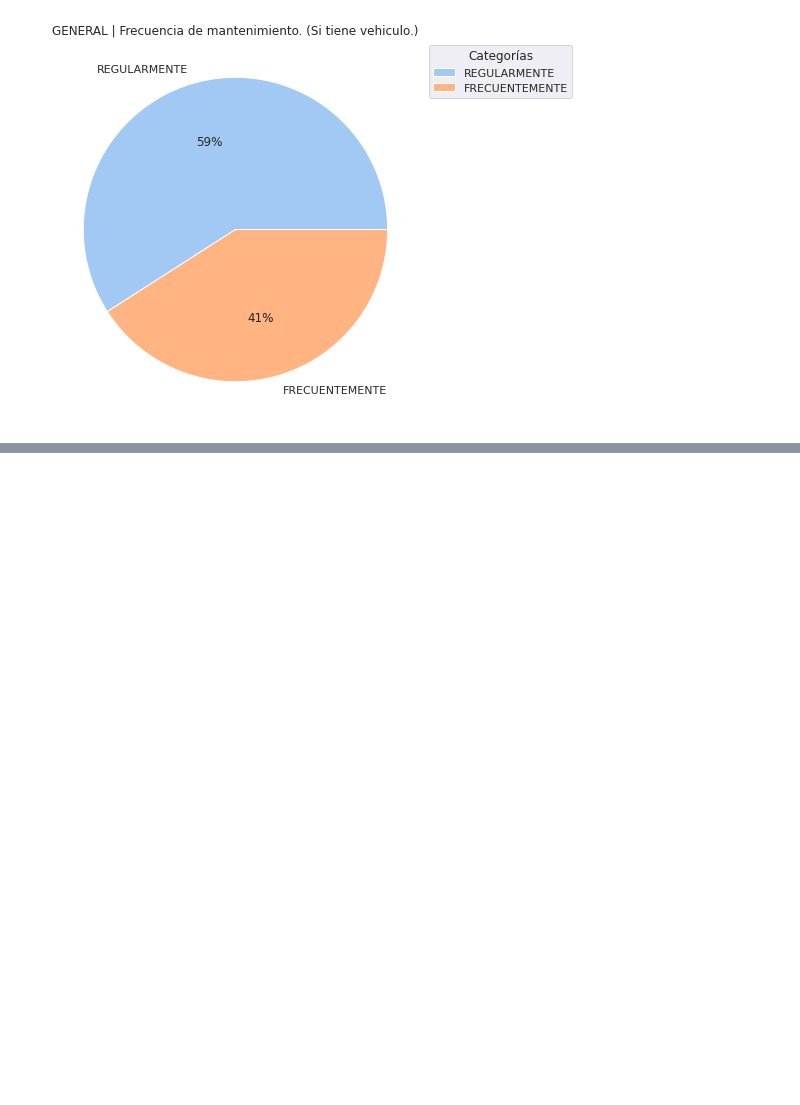
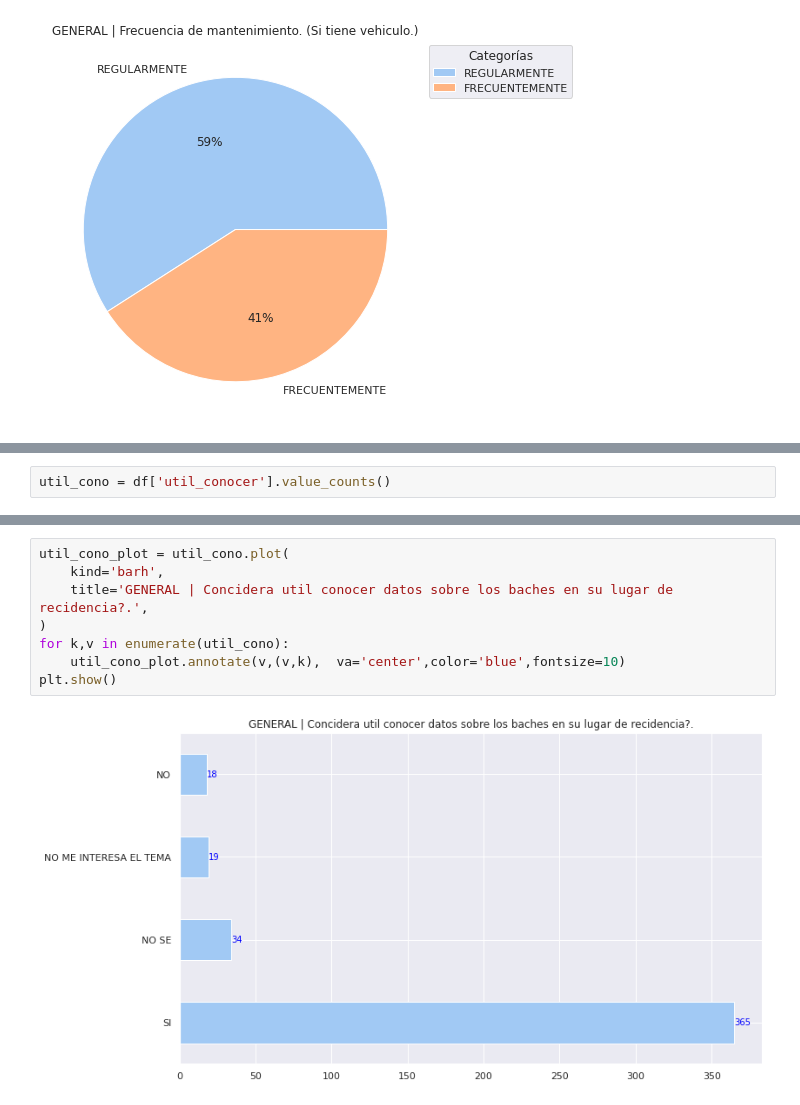
Before and after one commit to TorrezMN/Data_Science, a Jupyter notebook: notebooks/GeneralView.ipynb, the cells around one changed output, grey strips where cells are left out. Cells and saved outputs as stored; diff of their text form; blank space fills up the shorter version.

```diff
--- a/notebooks/GeneralView.ipynb
+++ b/notebooks/GeneralView.ipynb
@@ -611,0 +655,2 @@ plt.show()
+# %%
+util_cono = df['util_conocer'].value_counts()
@@ -611,0 +671,10 @@ plt.show()
+# %%
+util_cono_plot = util_cono.plot(
+    kind='barh',
+    title='GENERAL | Concidera util conocer datos sobre los baches en su lugar de recidencia?.',
+)
+for k,v in enumerate(util_cono):
+    util_cono_plot.annotate(v,(v,k),  va='center',color='blue',fontsize=10)
+plt.show()
+# %% [output]
+[figure, added]
```
Also changed, not shown: parts of 30 cells of this notebook.
